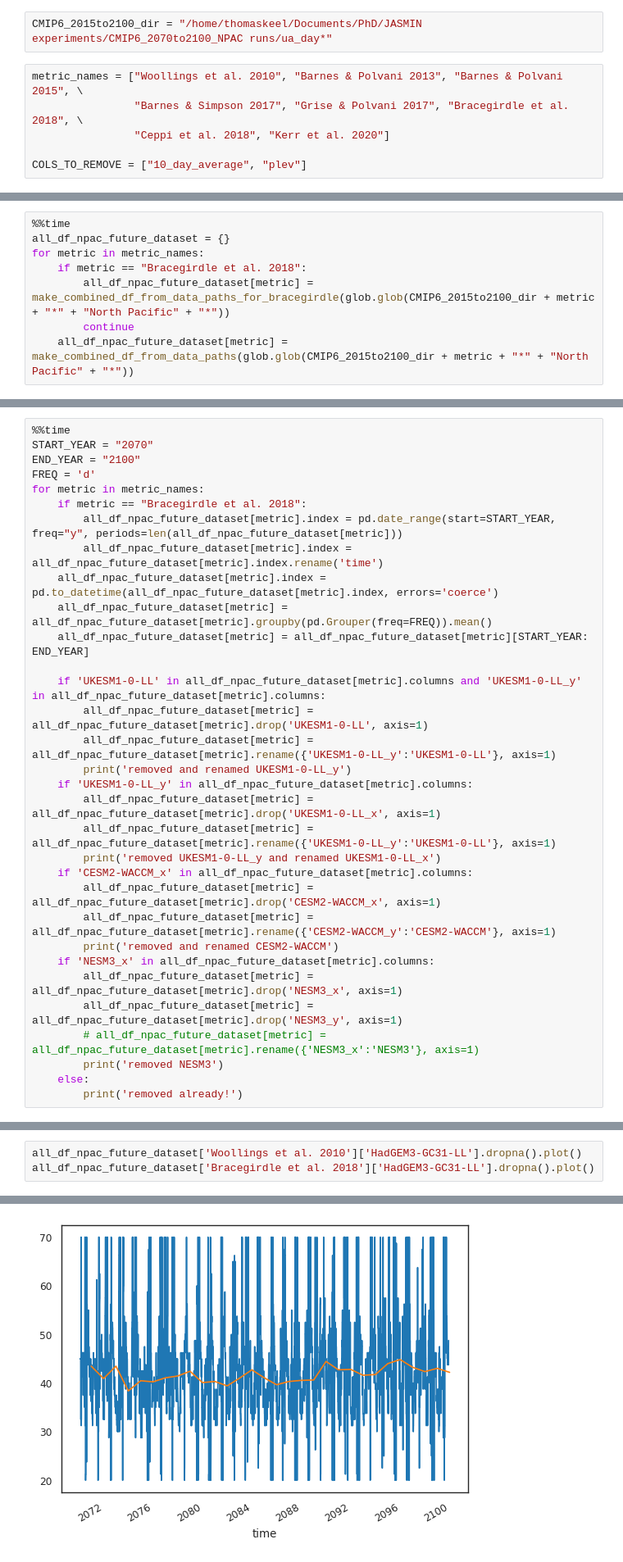
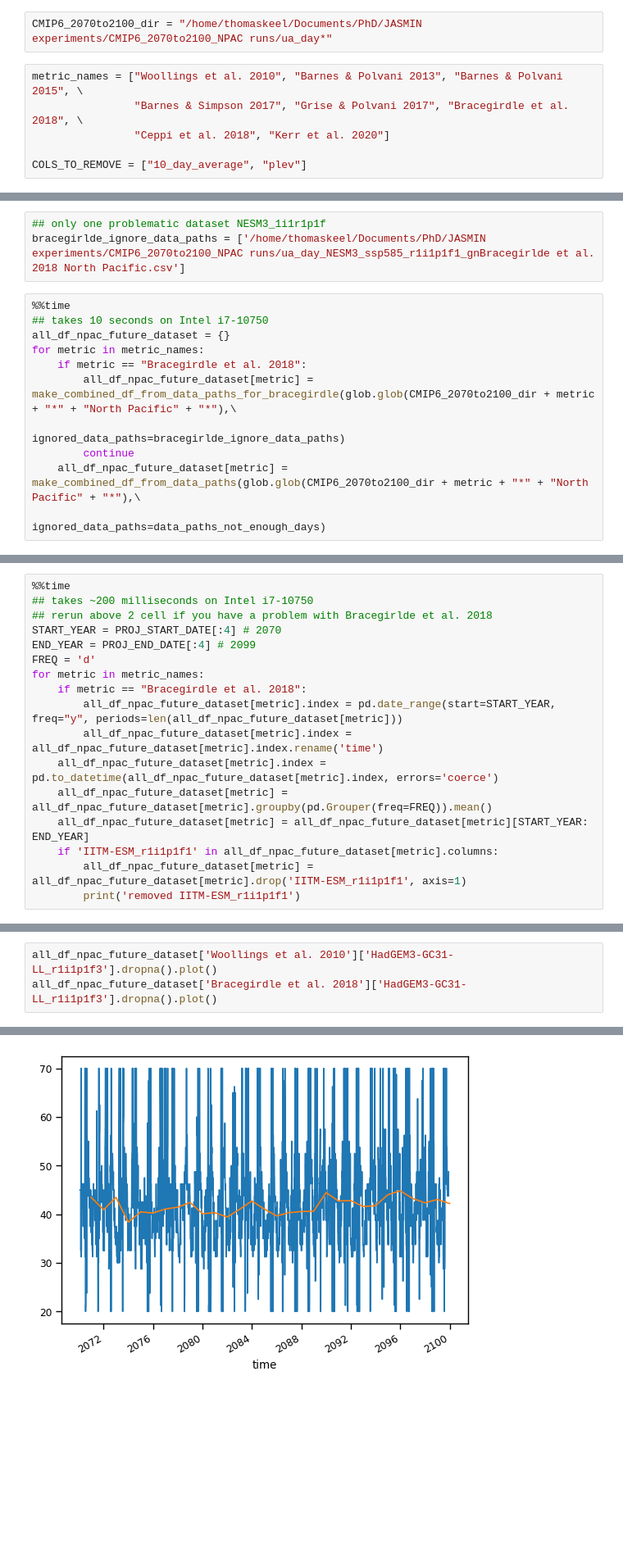
Before and after one commit to Thomasjkeel/uncertainty-in-npac-jet-shift, a Jupyter notebook: Figure_4.ipynb, the cells around one changed output, grey strips where cells are left out. Shown at 82% size. Drawn from its saved outputs; the diff is of its cells as text; blank space fills up the shorter version.

```diff
--- a/Figure_4.ipynb
+++ b/Figure_4.ipynb
@@ -99,5 +111,5 @@ MONTH_SHORT_DICT = dict(zip(np.arange(1, 13), ALL_MONTHS_SHORT))
 # %%
-CMIP6_2015to2100_dir = "/home/thomaskeel/Documents/PhD/JASMIN experiments/CMIP6_2070to2100_NPAC runs/ua_day*"
+CMIP6_2070to2100_dir = "/home/thomaskeel/Documents/PhD/JASMIN experiments/CMIP6_2070to2100_NPAC runs/ua_day*"
 # %%
 metric_names = ["Woollings et al. 2010", "Barnes & Polvani 2013", "Barnes & Polvani 2015", \
                 "Barnes & Simpson 2017", "Grise & Polvani 2017", "Bracegirdle et al. 2018", \
@@ -152,9 +184,15 @@ Counter({'2070-01-01to2099-12-31': 100,
+# %%
+## only one problematic dataset NESM3_1i1r1p1f
+bracegirlde_ignore_data_paths = ['/home/thomaskeel/Documents/PhD/JASMIN experiments/CMIP6_2070to2100_NPAC runs/ua_day_NESM3_ssp585_r1i1p1f1_gnBracegirlde et al. 2018 North Pacific.csv']
 # %%
 %%time
+## takes 10 seconds on Intel i7-10750
 all_df_npac_future_dataset = {}
 for metric in metric_names:
     if metric == "Bracegirdle et al. 2018":
-        all_df_npac_future_dataset[metric] = make_combined_df_from_data_paths_for_bracegirdle(glob.glob(CMIP6_2015to2100_dir + metric + "*" + "North Pacific" + "*"))
+        all_df_npac_future_dataset[metric] = make_combined_df_from_data_paths_for_bracegirdle(glob.glob(CMIP6_2070to2100_dir + metric + "*" + "North Pacific" + "*"),\
+                                                                                             ignored_data_paths=bracegirlde_ignore_data_paths)
         continue
-    all_df_npac_future_dataset[metric] = make_combined_df_from_data_paths(glob.glob(CMIP6_2015to2100_dir + metric + "*" + "North Pacific" + "*"))
+    all_df_npac_future_dataset[metric] = make_combined_df_from_data_paths(glob.glob(CMIP6_2070to2100_dir + metric + "*" + "North Pacific" + "*"),\
+                                                                          ignored_data_paths=data_paths_not_enough_days)
 # %% [output]
@@ -183,7 +224,9 @@ Index(['IITM-ESM', 'ACCESS-CM2', 'AWI-CM-1-1-MR', 'TaiESM1', 'NorESM2-MM',
 # %%
 %%time
-START_YEAR = "2070"
-END_YEAR = "2100"
+## takes ~200 milliseconds on Intel i7-10750
+## rerun above 2 cell if you have a problem with Bracegirlde et al. 2018
+START_YEAR = PROJ_START_DATE[:4] # 2070
+END_YEAR = PROJ_END_DATE[:4] # 2099
 FREQ = 'd'
 for metric in metric_names:
     if metric == "Bracegirdle et al. 2018":
@@ -192,24 +235,7 @@ for metric in metric_names:
     all_df_npac_future_dataset[metric].index = pd.to_datetime(all_df_npac_future_dataset[metric].index, errors='coerce')
     all_df_npac_future_dataset[metric] = all_df_npac_future_dataset[metric].groupby(pd.Grouper(freq=FREQ)).mean()
     all_df_npac_future_dataset[metric] = all_df_npac_future_dataset[metric][START_YEAR: END_YEAR]
-
-    if 'UKESM1-0-LL' in all_df_npac_future_dataset[metric].columns and 'UKESM1-0-LL_y' in all_df_npac_future_dataset[metric].columns:
-        all_df_npac_future_dataset[metric] = all_df_npac_future_dataset[metric].drop('UKESM1-0-LL', axis=1)
-        all_df_npac_future_dataset[metric] = all_df_npac_future_dataset[metric].rename({'UKESM1-0-LL_y':'UKESM1-0-LL'}, axis=1)
-        print('removed and renamed UKESM1-0-LL_y')
-    if 'UKESM1-0-LL_y' in all_df_npac_future_dataset[metric].columns:
-        all_df_npac_future_dataset[metric] = all_df_npac_future_dataset[metric].drop('UKESM1-0-LL_x', axis=1)
-        all_df_npac_future_dataset[metric] = all_df_npac_future_dataset[metric].rename({'UKESM1-0-LL_y':'UKESM1-0-LL'}, axis=1)
-        print('removed UKESM1-0-LL_y and renamed UKESM1-0-LL_x')
-    if 'CESM2-WACCM_x' in all_df_npac_future_dataset[metric].columns:
-        all_df_npac_future_dataset[metric] = all_df_npac_future_dataset[metric].drop('CESM2-WACCM_x', axis=1)
-        all_df_npac_future_dataset[metric] = all_df_npac_future_dataset[metric].rename({'CESM2-WACCM_y':'CESM2-WACCM'}, axis=1)
-        print('removed and renamed CESM2-WACCM')
-    if 'NESM3_x' in all_df_npac_future_dataset[metric].columns:
-        all_df_npac_future_dataset[metric] = all_df_npac_future_dataset[metric].drop('NESM3_x', axis=1)
-        all_df_npac_future_dataset[metric] = all_df_npac_future_dataset[metric].drop('NESM3_y', axis=1)
-        # all_df_npac_future_dataset[metric] = all_df_npac_future_dataset[metric].rename({'NESM3_x':'NESM3'}, axis=1)
-        print('removed NESM3')
-    else:
-        print('removed already!')
+    if 'IITM-ESM_r1i1p1f1' in all_df_npac_future_dataset[metric].columns:
+        all_df_npac_future_dataset[metric] = all_df_npac_future_dataset[metric].drop('IITM-ESM_r1i1p1f1', axis=1)
+        print('removed IITM-ESM_r1i1p1f1')
 # %% [output]
@@ -230,6 +256,6 @@ True
 # %%
-all_df_npac_future_dataset['Woollings et al. 2010']['HadGEM3-GC31-LL'].dropna().plot()
-all_df_npac_future_dataset['Bracegirdle et al. 2018']['HadGEM3-GC31-LL'].dropna().plot()
+all_df_npac_future_dataset['Woollings et al. 2010']['HadGEM3-GC31-LL_r1i1p1f3'].dropna().plot()
+all_df_npac_future_dataset['Bracegirdle et al. 2018']['HadGEM3-GC31-LL_r1i1p1f3'].dropna().plot()
 # %% [output]
 <Axes: xlabel='time'>
-[figure, old version]
+[figure, new version]
```
Also changed, not shown: parts of 59 cells of this notebook.
